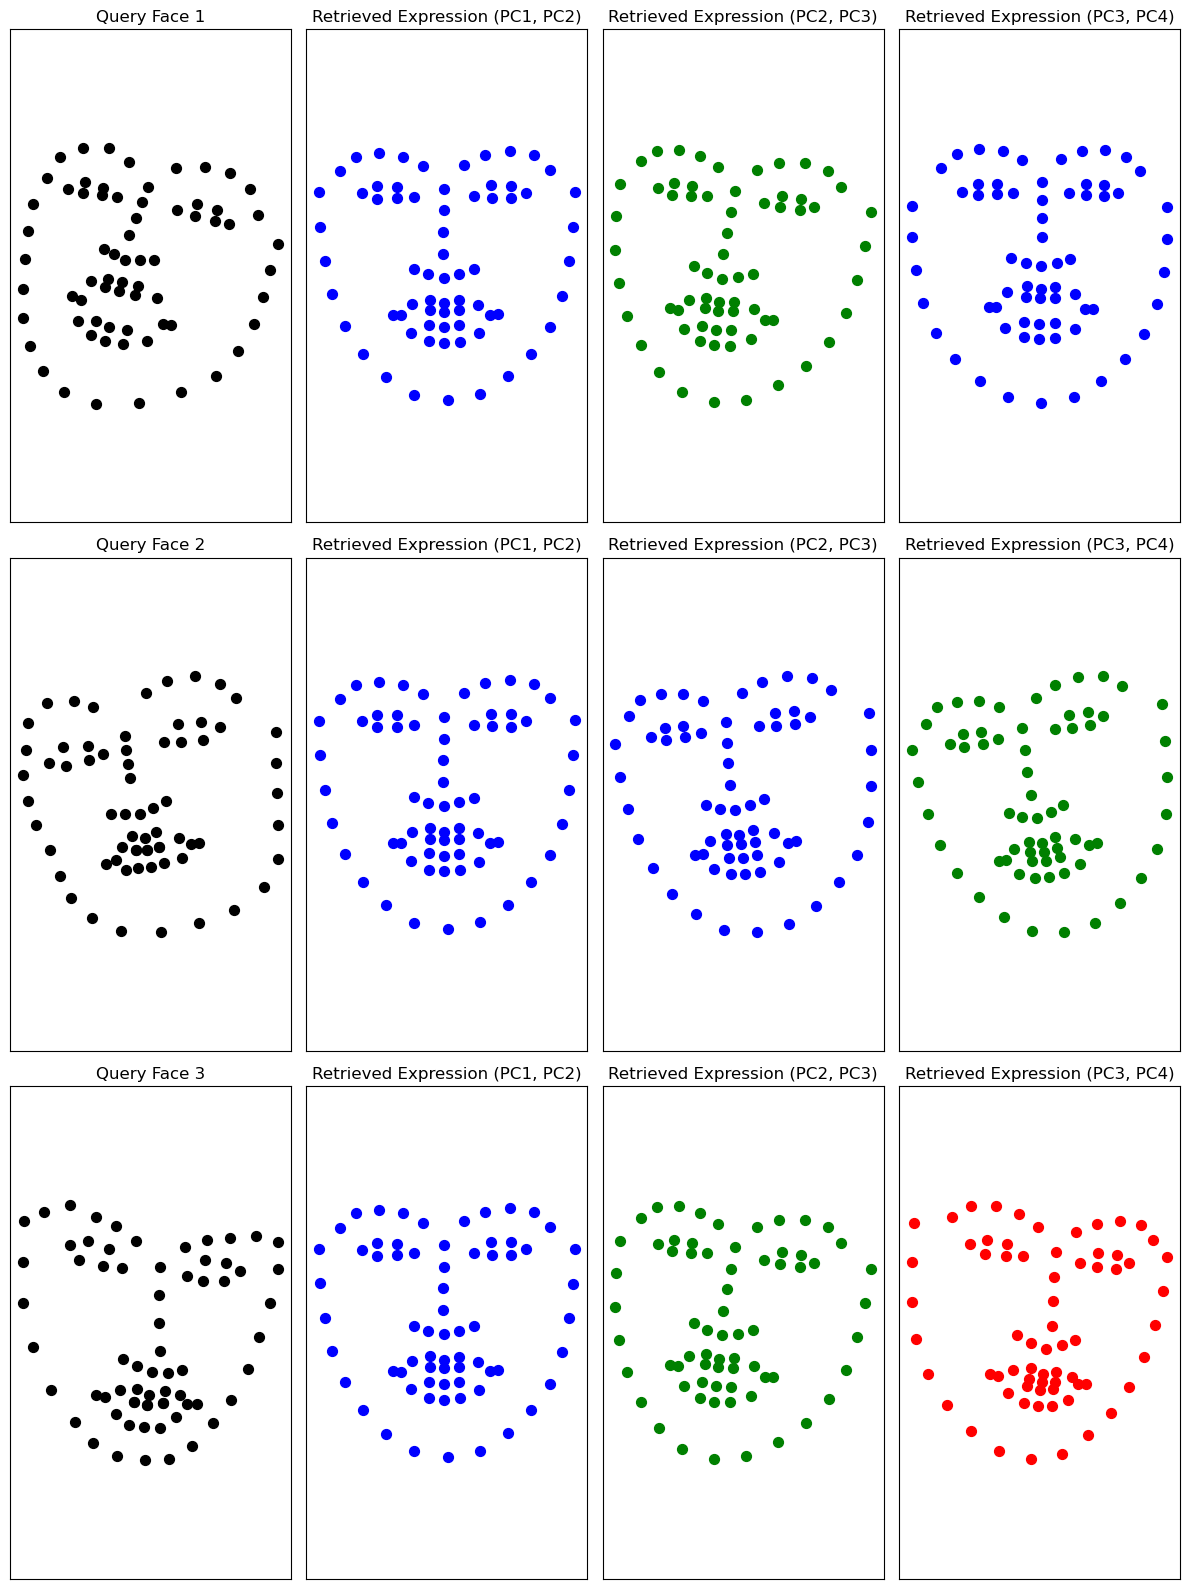
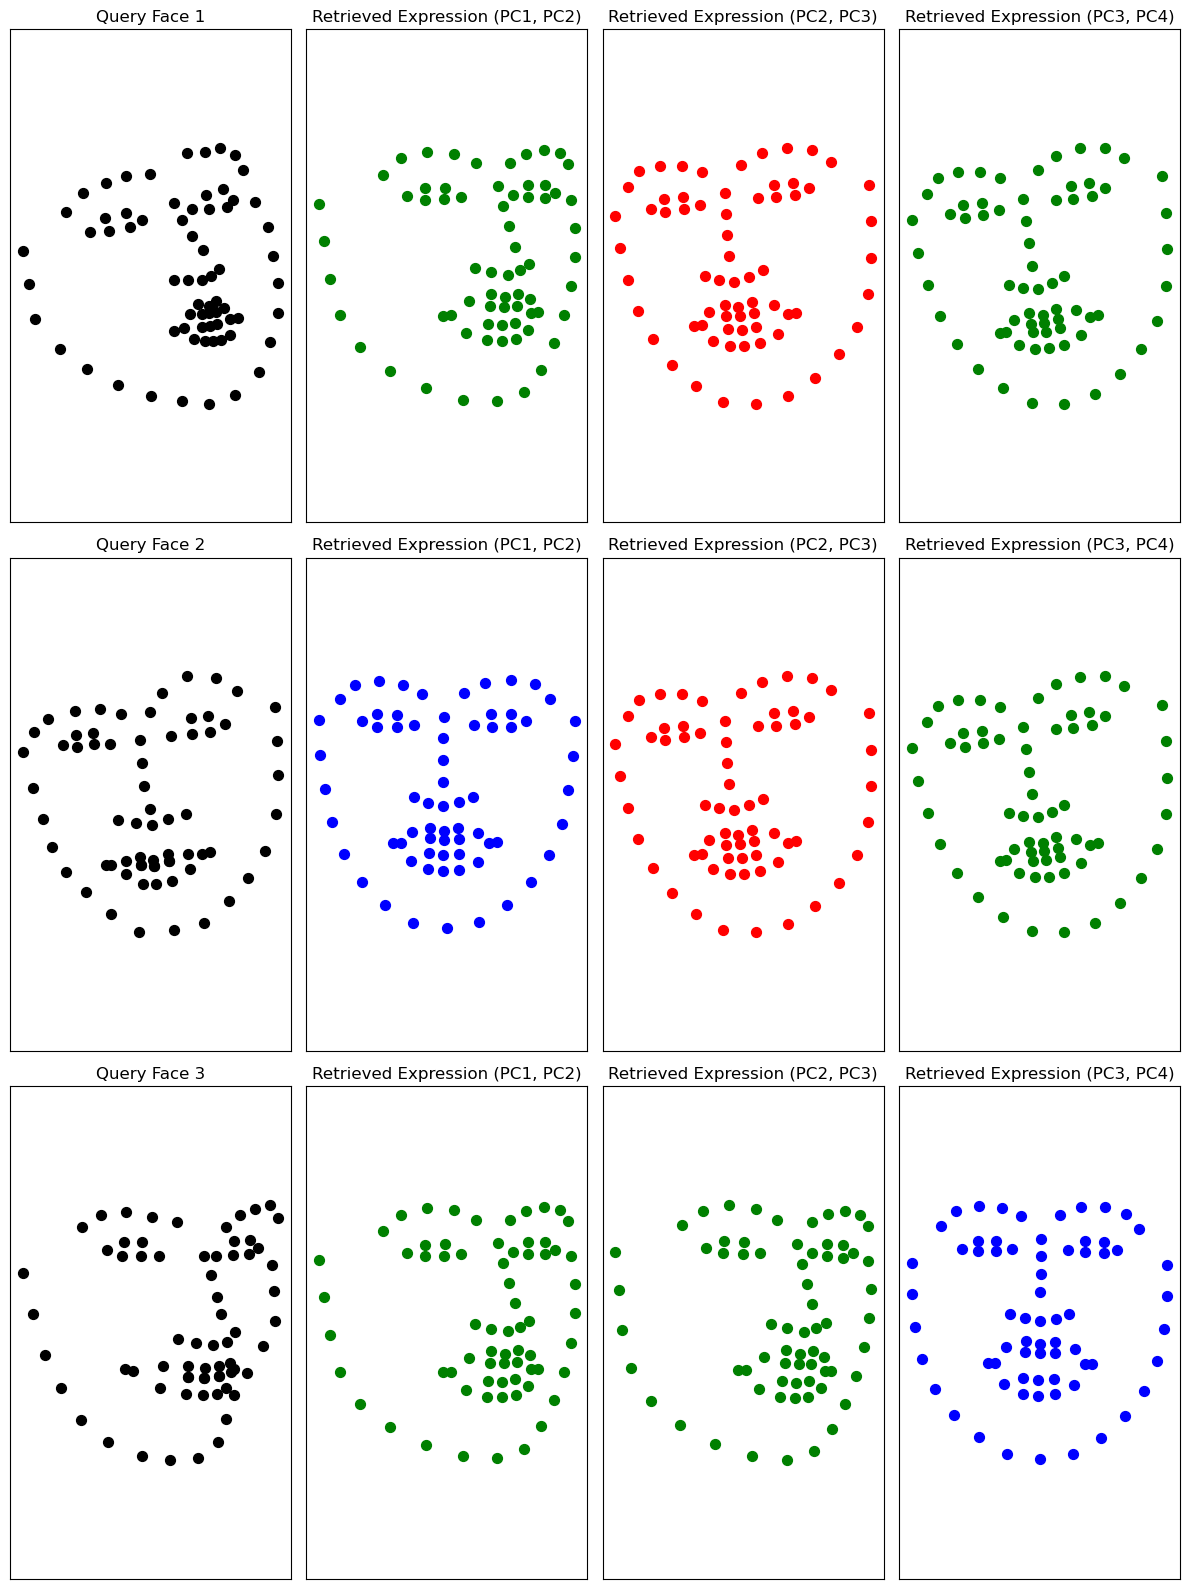
The change to this notebook cell's code, shown as a diff; its figure went from the first image to the second:
--- before
+++ after
@@ -9,5 +9,5 @@
     return math.sqrt(s)
 
-def retrieve_faces_for_latent(k0, k1, clusters, centers, fdf_test, fdf_train, U, S):
+def retrieve_faces(k0, k1, clusters, centers, fdf_test, fdf_train, U, S):
     retrieved_faces = []
     for i in range(fdf_test.shape[1]):
@@ -16,5 +16,7 @@
         proj_k1 = np.dot(query_face, U[:, k1]) / S[k1]
         query_proj = np.array([proj_k0, proj_k1])
-        dists = [l2(query_proj, c) for c in centers]
+        dists = []
+        for c in centers:
+            dists.append(l2(query_proj, c))
         match = np.argmin(dists)
         mask = clusters == match
@@ -22,12 +24,12 @@
         avg_face = np.mean(cluster_faces, axis=1)
         retrieved_faces.append((avg_face, query_face, match))
-    return retrieved_faces
+    return retrieved_faces 
 
 latent_pairs = [(0, 1), (1, 2), (2, 3)]
 retrieved_faces_per_space = []
-for idx, (k0, k1) in enumerate(latent_pairs):
-    clusters = all_clusters[idx]
-    centers = all_centers[idx]
-    retrieved = retrieve_faces_for_latent(k0, k1, clusters, centers, fdf_test, fdf_train, U, S)
+for id, (k0, k1) in enumerate(latent_pairs):
+    clusters = all_clusters[id]
+    centers = all_centers[id]
+    retrieved = retrieve_faces(k0, k1, clusters, centers, fdf_test, fdf_train, U, S)
     retrieved_faces_per_space.append(retrieved)
     
@@ -37,9 +39,8 @@
     for col in range(4):
         ax = axes[row, col]
-        ax.set_xticks([])
+        ax.set_xticks([]) 
         ax.set_yticks([])
-        ax.set_aspect('equal', adjustable='datalim')
+        ax.set_aspect('equal')
 
-query_indices = [0, 1, 2]
 latent_titles = ["Retrieved Expression (PC1, PC2)",
                  "Retrieved Expression (PC2, PC3)",
@@ -48,22 +49,22 @@
 fig, axes = plt.subplots(3, 4, figsize=(12, 16))
 
-for row, qidx in enumerate(query_indices):
-    query_face = retrieved_faces_per_space[0][qidx][1]
-
-    ax = axes[row, 0]
-    ax.scatter(query_face[::2], query_face[1::2], c='black', marker='o', s=50)
-    ax.set_title(f"Query Face {row + 1}")
-    ax.set_xticks([])
-    ax.set_yticks([])
-    ax.set_aspect('equal', adjustable='datalim')
-
-    for col in range(3):
-        avg_face, _, match = retrieved_faces_per_space[col][qidx]
-        ax = axes[row, col + 1]
-        ax.scatter(avg_face[::2], avg_face[1::2], c=colors[match], marker='o', s=50)
-        ax.set_title(latent_titles[col])
+for row in range(3): 
+        query_face = retrieved_faces_per_space[0][row][1]
+    
+        ax = axes[row, 0]
+        ax.scatter(query_face[::2], query_face[1::2], c='black', marker='o', s=50)
+        ax.set_title(f"Query Face {row + 1}")
         ax.set_xticks([])
         ax.set_yticks([])
         ax.set_aspect('equal', adjustable='datalim')
+    
+        for col in range(3):
+            avg_face, _, match = retrieved_faces_per_space[col][row]
+            ax = axes[row, col + 1]
+            ax.scatter(avg_face[::2], avg_face[1::2], c=colors[match], marker='o', s=50)
+            ax.set_title(latent_titles[col])
+            ax.set_xticks([])
+            ax.set_yticks([])
+            ax.set_aspect('equal', adjustable='datalim')
 
 plt.tight_layout()

Commit: cleanup